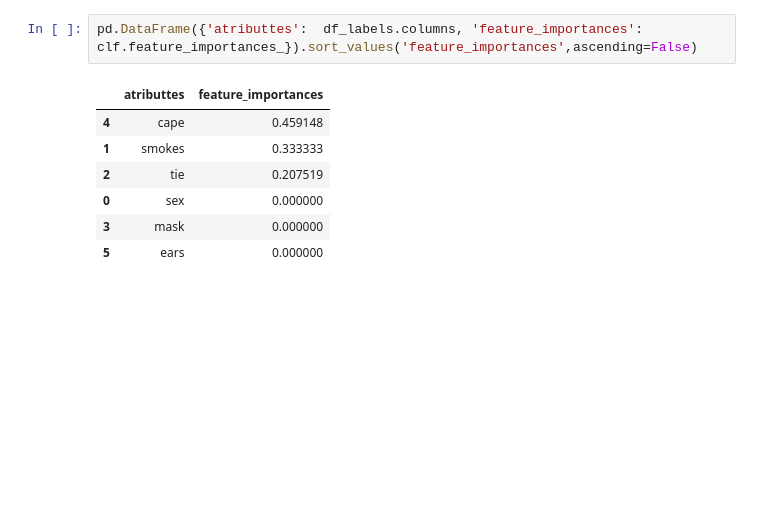
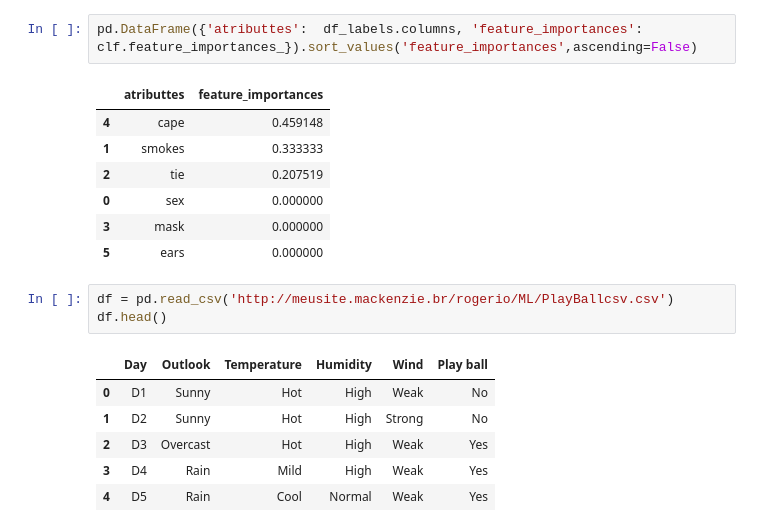
Before and after one commit to eltonfmoraes/Modulo4Pos, a Jupyter notebook: Aulas_Mineração.ipynb, the cells around one changed output. Saved outputs shown, nothing was run; the diff lists cells and outputs as text; blank space fills up the shorter version.

```diff
--- a/Aulas_Mineração.ipynb
+++ b/Aulas_Mineração.ipynb
@@ -2342,3 +2342,13 @@ pd.DataFrame({'atributtes':  df_labels.columns, 'feature_importances': clf.featu
 | 0 | sex | 0.000000 |
 | 3 | mask | 0.000000 |
 | 5 | ears | 0.000000 |
+# %%
+df = pd.read_csv('http://meusite.mackenzie.br/rogerio/ML/PlayBallcsv.csv')
+df.head()
+# %% [output]
+|  | Day | Outlook | Temperature | Humidity | Wind | Play ball |
+| 0 | D1 | Sunny | Hot | High | Weak | No |
+| 1 | D2 | Sunny | Hot | High | Strong | No |
+| 2 | D3 | Overcast | Hot | High | Weak | Yes |
+| 3 | D4 | Rain | Mild | High | Weak | Yes |
+| 4 | D5 | Rain | Cool | Normal | Weak | Yes |
```
Also changed, not shown: parts of 5 cells of this notebook.
